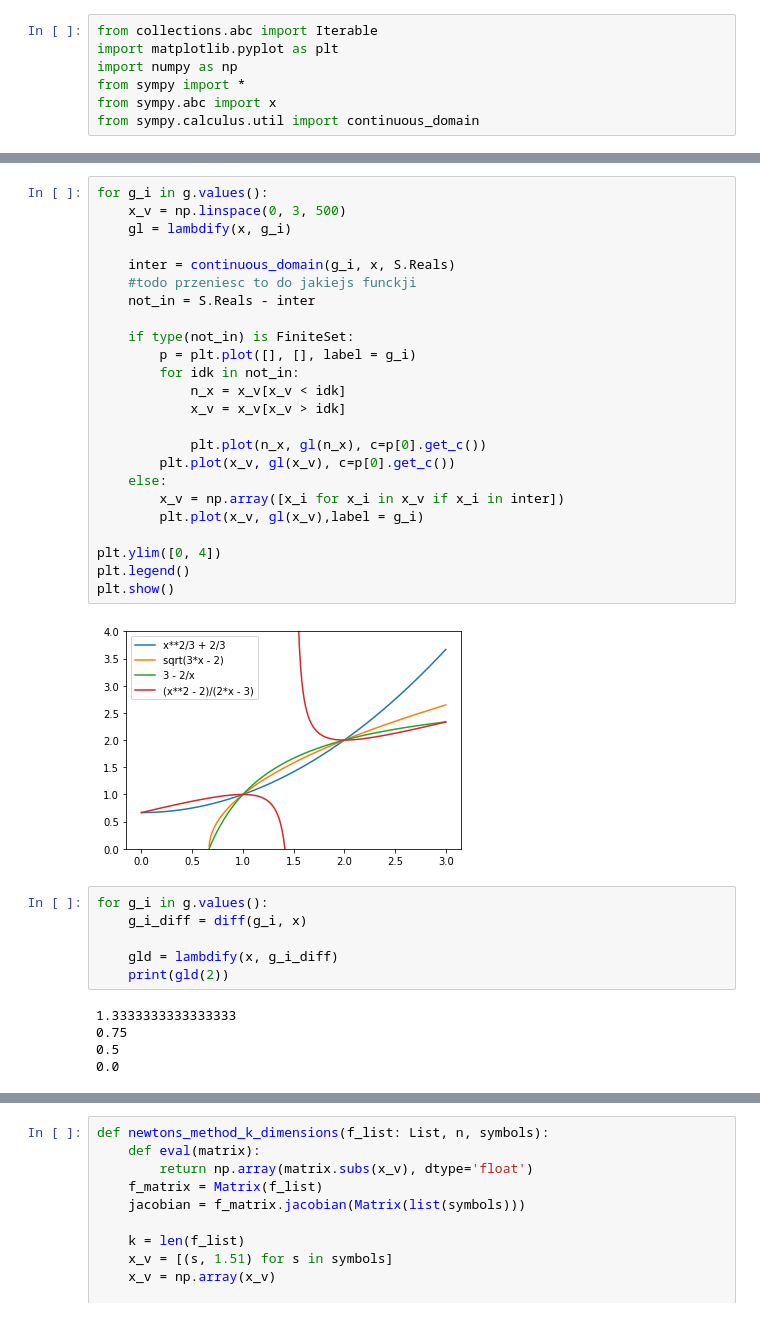
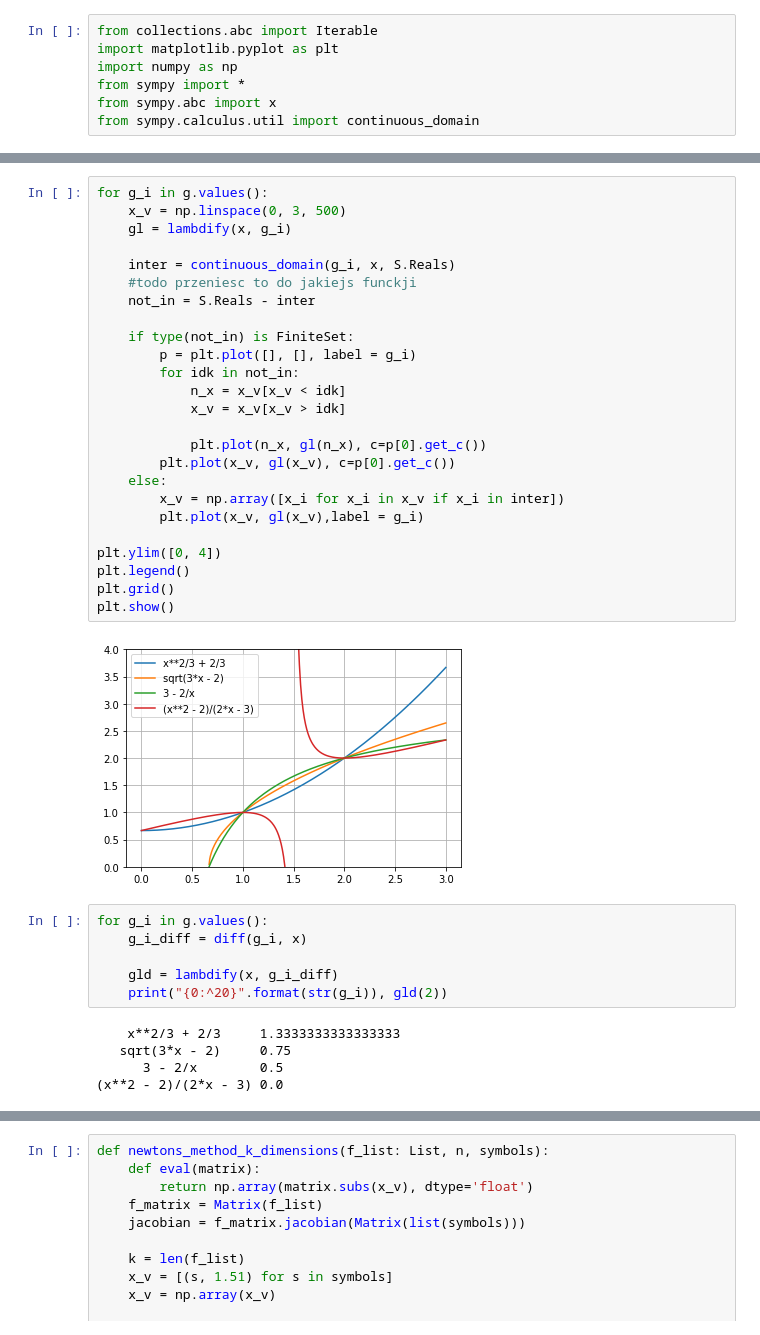
Before and after one commit to RysiekPrecikowski/MOwNiT, a Jupyter notebook: lab6.ipynb, the cells around one changed output, grey strips where cells are left out. Drawn from its saved outputs; the diff is of its cells as text.

```diff
--- a/lab6.ipynb
+++ b/lab6.ipynb
@@ -24,37 +24,38 @@ plot(f)
 # %%
 for g_i in g.values():
     x_v = np.linspace(0, 3, 500)
     gl = lambdify(x, g_i)
 
     inter = continuous_domain(g_i, x, S.Reals)
     #todo przeniesc to do jakiejs funckji
     not_in = S.Reals - inter
 
     if type(not_in) is FiniteSet:
         p = plt.plot([], [], label = g_i)
         for idk in not_in:
             n_x = x_v[x_v < idk]
             x_v = x_v[x_v > idk]
 
             plt.plot(n_x, gl(n_x), c=p[0].get_c())
         plt.plot(x_v, gl(x_v), c=p[0].get_c())
     else:
         x_v = np.array([x_i for x_i in x_v if x_i in inter])
         plt.plot(x_v, gl(x_v),label = g_i)
 
 plt.ylim([0, 4])
 plt.legend()
+plt.grid()
 plt.show()
 # %% [output]
-[figure, old version]
+[figure, new version]
 # %%
 for g_i in g.values():
     g_i_diff = diff(g_i, x)
 
     gld = lambdify(x, g_i_diff)
-    print(gld(2))
+    print("{0:^20}".format(str(g_i)), gld(2))
 # %% [output]
-1.3333333333333333
-0.75
-0.5
-0.0
+    x**2/3 + 2/3     1.3333333333333333
+   sqrt(3*x - 2)     0.75
+      3 - 2/x        0.5
+(x**2 - 2)/(2*x - 3) 0.0
```
Also changed, not shown: parts of 5 cells of this notebook.
